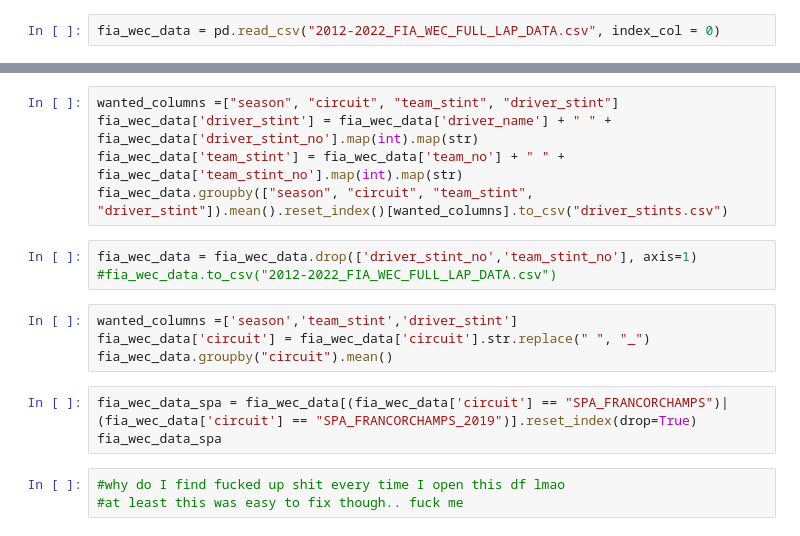
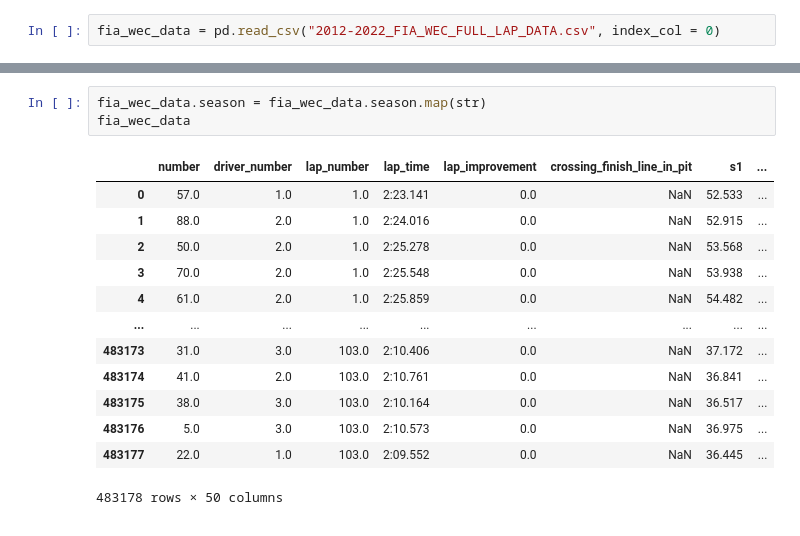
Before and after one commit to Razgrizaces/alkamel_stint_analyzer, a Jupyter notebook: fia_wec_stint_analyzer.ipynb, the cells around one changed output, grey strips where cells are left out. Drawn from its saved outputs; the diff is of its cells as text.

```diff
--- a/fia_wec_stint_analyzer.ipynb
+++ b/fia_wec_stint_analyzer.ipynb
@@ -179,18 +11,17 @@ fia_wec_data_pivoted.groupby('key').mean()
-# %%
-wanted_columns =["season", "circuit", "team_stint", "driver_stint"]
-fia_wec_data['driver_stint'] = fia_wec_data['driver_name'] + " " + fia_wec_data['driver_stint_no'].map(int).map(str)
-fia_wec_data['team_stint'] = fia_wec_data['team_no'] + " " + fia_wec_data['team_stint_no'].map(int).map(str)
-fia_wec_data.groupby(["season", "circuit", "team_stint", "driver_stint"]).mean().reset_index()[wanted_columns].to_csv("driver_stints.csv")
-# %%
-fia_wec_data = fia_wec_data.drop(['driver_stint_no','team_stint_no'], axis=1)
-#fia_wec_data.to_csv("2012-2022_FIA_WEC_FULL_LAP_DATA.csv")
-# %%
-wanted_columns =['season','team_stint','driver_stint']
-fia_wec_data['circuit'] = fia_wec_data['circuit'].str.replace(" ", "_")
-fia_wec_data.groupby("circuit").mean()
-# %%
-fia_wec_data_spa = fia_wec_data[(fia_wec_data['circuit'] == "SPA_FRANCORCHAMPS")|(fia_wec_data['circuit'] == "SPA_FRANCORCHAMPS_2019")].reset_index(drop=True)
-fia_wec_data_spa
-# %%
-#why do I find fucked up shit every time I open this df lmao
-#at least this was easy to fix though.. fuck me
+# %%
+fia_wec_data.season = fia_wec_data.season.map(str)
+fia_wec_data
+# %% [output]
+|  | number | driver_number | lap_number | lap_time | lap_improvement | crossing_finish_line_in_pit | s1 | ... |
+| 0 | 57.0 | 1.0 | 1.0 | 2:23.141 | 0.0 | NaN | 52.533 | ... |
+| 1 | 88.0 | 2.0 | 1.0 | 2:24.016 | 0.0 | NaN | 52.915 | ... |
+| 2 | 50.0 | 2.0 | 1.0 | 2:25.278 | 0.0 | NaN | 53.568 | ... |
+| 3 | 70.0 | 2.0 | 1.0 | 2:25.548 | 0.0 | NaN | 53.938 | ... |
+| 4 | 61.0 | 2.0 | 1.0 | 2:25.859 | 0.0 | NaN | 54.482 | ... |
+| ... | ... | ... | ... | ... | ... | ... | ... | ... |
+| 483173 | 31.0 | 3.0 | 103.0 | 2:10.406 | 0.0 | NaN | 37.172 | ... |
+| 483174 | 41.0 | 2.0 | 103.0 | 2:10.761 | 0.0 | NaN | 36.841 | ... |
+| 483175 | 38.0 | 3.0 | 103.0 | 2:10.164 | 0.0 | NaN | 36.517 | ... |
+| 483176 | 5.0 | 3.0 | 103.0 | 2:10.573 | 0.0 | NaN | 36.975 | ... |
+| 483177 | 22.0 | 1.0 | 103.0 | 2:09.552 | 0.0 | NaN | 36.445 | ... |
+483178 rows × 50 columns
```
Also changed, not shown: parts of 13 cells of this notebook, 8 other files.
